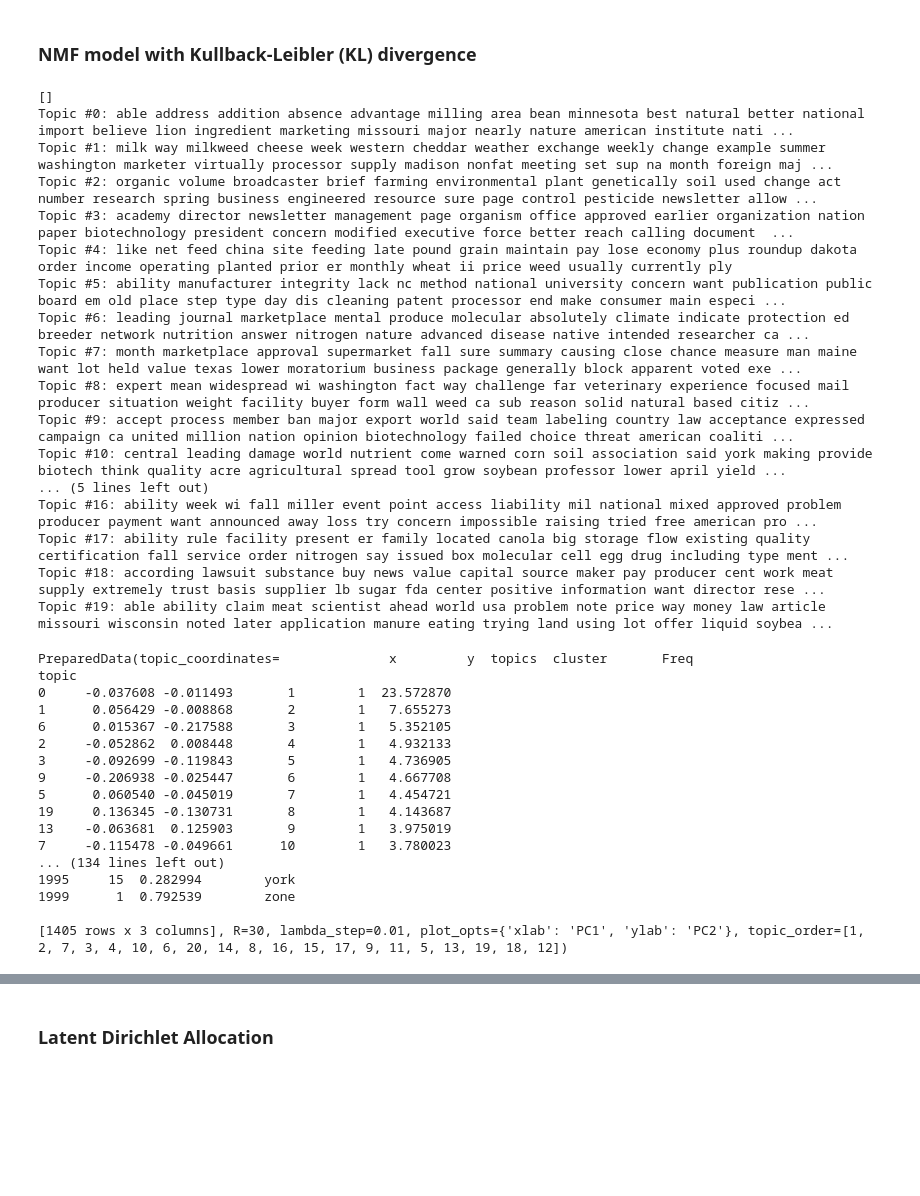
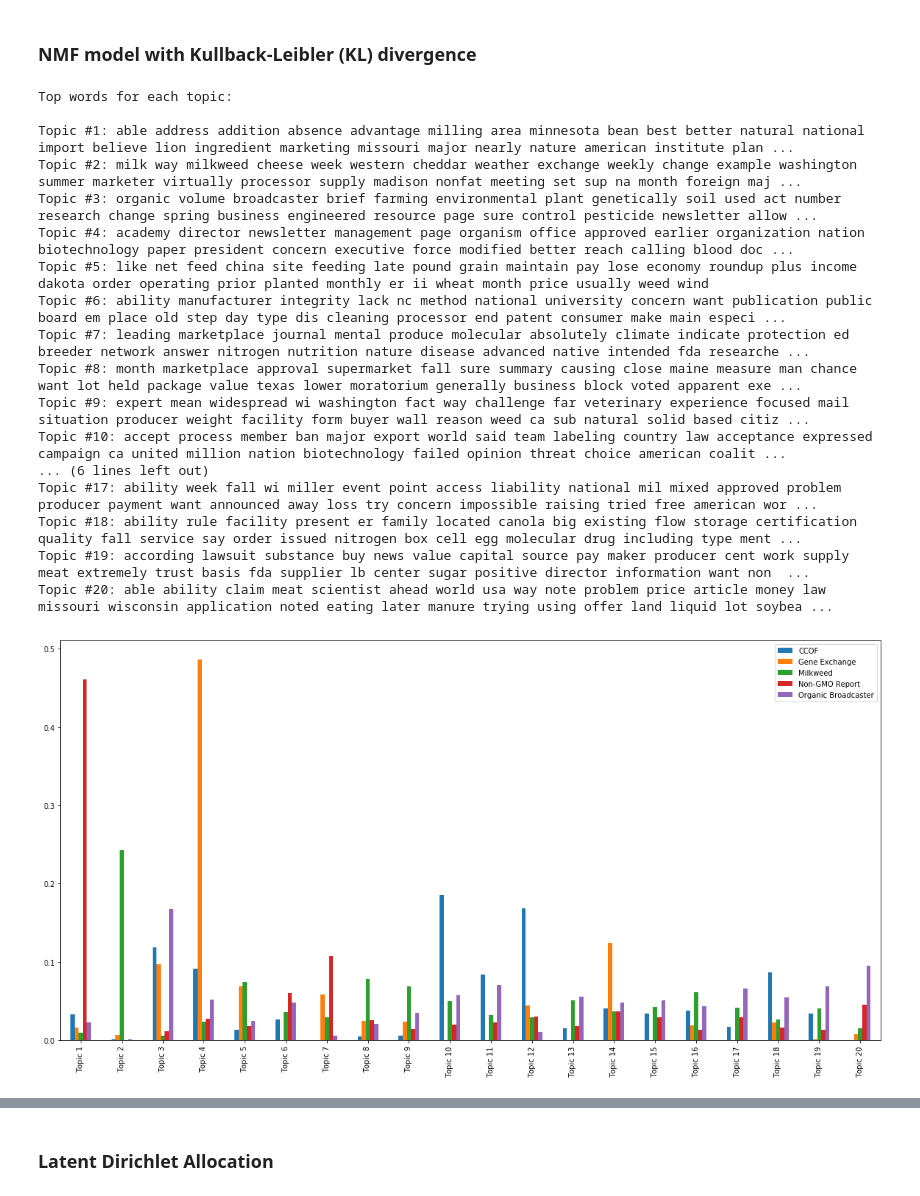
Before and after one commit to cloudbopper/periodicals-analysis, a Jupyter notebook: notebooks/topic_modeling.ipynb, the cells around one changed output, grey strips where cells are left out. Saved outputs shown, nothing was run; the diff lists cells and outputs as text; code cells hidden in the pictures; blank space fills up the shorter version.

```diff
--- a/notebooks/topic_modeling.ipynb
+++ b/notebooks/topic_modeling.ipynb
@@ -90,42 +110,28 @@ topic
 # %%
 model_file = open("%s/nmf_kl.pkl" % input_dir, "rb")
 W = pickle.load(model_file)
 model = pickle.load(model_file)
-print([idx for idx, _ in enumerate(model.components_) if model.components_[idx].sum() < 1e-5])
+# print([idx for idx, _ in enumerate(model.components_) if model.components_[idx].sum() < 1e-5])
 print_top_words(model, tfidf_vectorizer.get_feature_names(), 30)
-pyLDAvis.sklearn.prepare(model, dtm_tfidf, tfidf_vectorizer)
+print_periodicals_distribution(W)
+vis = pyLDAvis.sklearn.prepare(model, dtm_tfidf, tfidf_vectorizer)
+pyLDAvis.display(vis)
 # %% [output]
-[]
-Topic #0: able address addition absence advantage milling area bean minnesota best natural better national import believe lion ingredient marketing missouri major nearly nature american institute nati ...
-Topic #1: milk way milkweed cheese week western cheddar weather exchange weekly change example summer washington marketer virtually processor supply madison nonfat meeting set sup na month foreign maj ...
-Topic #2: organic volume broadcaster brief farming environmental plant genetically soil used change act number research spring business engineered resource sure page control pesticide newsletter allow ...
-Topic #3: academy director newsletter management page organism office approved earlier organization nation paper biotechnology president concern modified executive force better reach calling document  ...
-Topic #4: like net feed china site feeding late pound grain maintain pay lose economy plus roundup dakota order income operating planted prior er monthly wheat ii price weed usually currently ply
-Topic #5: ability manufacturer integrity lack nc method national university concern want publication public board em old place step type day dis cleaning patent processor end make consumer main especi ...
-Topic #6: leading journal marketplace mental produce molecular absolutely climate indicate protection ed breeder network nutrition answer nitrogen nature advanced disease native intended researcher ca ...
-Topic #7: month marketplace approval supermarket fall sure summary causing close chance measure man maine want lot held value texas lower moratorium business package generally block apparent voted exe ...
-Topic #8: expert mean widespread wi washington fact way challenge far veterinary experience focused mail producer situation weight facility buyer form wall weed ca sub reason solid natural based citiz ...
-Topic #9: accept process member ban major export world said team labeling country law acceptance expressed campaign ca united million nation opinion biotechnology failed choice threat american coaliti ...
-Topic #10: central leading damage world nutrient come warned corn soil association said york making provide biotech think quality acre agricultural spread tool grow soybean professor lower april yield ...
-... (5 lines left out)
-Topic #16: ability week wi fall miller event point access liability mil national mixed approved problem producer payment want announced away loss try concern impossible raising tried free american pro ...
-Topic #17: ability rule facility present er family located canola big storage flow existing quality certification fall service order nitrogen say issued box molecular cell egg drug including type ment ...
-Topic #18: according lawsuit substance buy news value capital source maker pay producer cent work meat supply extremely trust basis supplier lb sugar fda center positive information want director rese ...
-Topic #19: able ability claim meat scientist ahead world usa problem note price way money law article missouri wisconsin noted later application manure eating trying land using lot offer liquid soybea ...
+Top words for each topic:
+
+Topic #1: able address addition absence advantage milling area minnesota bean best better natural national import believe lion ingredient marketing missouri major nearly nature american institute plan ...
+Topic #2: milk way milkweed cheese week western cheddar weather exchange weekly change example washington summer marketer virtually processor supply madison nonfat meeting set sup na month foreign maj ...
+Topic #3: organic volume broadcaster brief farming environmental plant genetically soil used act number research change spring business engineered resource page sure control pesticide newsletter allow ...
+Topic #4: academy director newsletter management page organism office approved earlier organization nation biotechnology paper president concern executive force modified better reach calling blood doc ...
+Topic #5: like net feed china site feeding late pound grain maintain pay lose economy roundup plus income dakota order operating prior planted monthly er ii wheat month price usually weed wind
+Topic #6: ability manufacturer integrity lack nc method national university concern want publication public board em place old step day type dis cleaning processor end patent consumer make main especi ...
+Topic #7: leading marketplace journal mental produce molecular absolutely climate indicate protection ed breeder network answer nitrogen nutrition nature disease advanced native intended fda researche ...
+Topic #8: month marketplace approval supermarket fall sure summary causing close maine measure man chance want lot held package value texas lower moratorium generally business block voted apparent exe ...
+Topic #9: expert mean widespread wi washington fact way challenge far veterinary experience focused mail situation producer weight facility form buyer wall reason weed ca sub natural solid based citiz ...
+Topic #10: accept process member ban major export world said team labeling country law acceptance expressed campaign ca united million nation biotechnology failed opinion threat choice american coalit ...
+... (6 lines left out)
+Topic #17: ability week fall wi miller event point access liability national mil mixed approved problem producer payment want announced away loss try concern impossible raising tried free american wor ...
+Topic #18: ability rule facility present er family located canola big existing flow storage certification quality fall service say order issued nitrogen box cell egg molecular drug including type ment ...
+Topic #19: according lawsuit substance buy news value capital source pay maker producer cent work supply meat extremely trust basis fda supplier lb center sugar positive director information want non  ...
+Topic #20: able ability claim meat scientist ahead world usa way note problem price article money law missouri wisconsin application noted eating later manure trying using offer land liquid lot soybea ...
-PreparedData(topic_coordinates=              x         y  topics  cluster       Freq
-topic
-0     -0.037608 -0.011493       1        1  23.572870
-1      0.056429 -0.008868       2        1   7.655273
-6      0.015367 -0.217588       3        1   5.352105
-2     -0.052862  0.008448       4        1   4.932133
-3     -0.092699 -0.119843       5        1   4.736905
-9     -0.206938 -0.025447       6        1   4.667708
-5      0.060540 -0.045019       7        1   4.454721
-19     0.136345 -0.130731       8        1   4.143687
-13    -0.063681  0.125903       9        1   3.975019
-7     -0.115478 -0.049661      10        1   3.780023
-... (134 lines left out)
-1995     15  0.282994        york
-1999      1  0.792539        zone
-
-[1405 rows x 3 columns], R=30, lambda_step=0.01, plot_opts={'xlab': 'PC1', 'ylab': 'PC2'}, topic_order=[1, 2, 7, 3, 4, 10, 6, 20, 14, 8, 16, 15, 17, 9, 11, 5, 13, 19, 18, 12])
+[figure, added]
```
Also changed, not shown: parts of 12 cells of this notebook.
